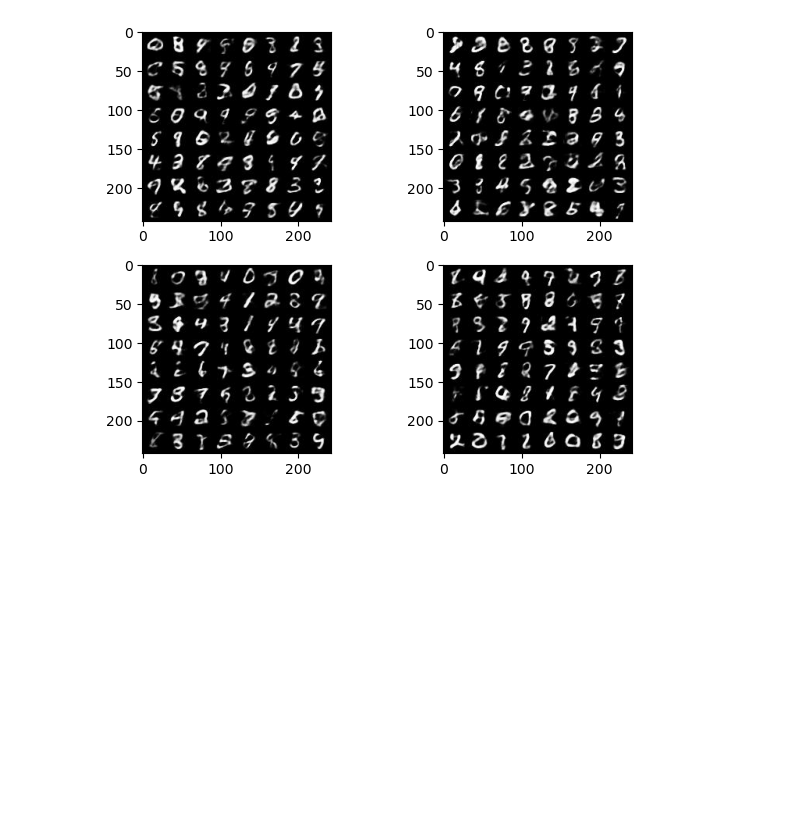
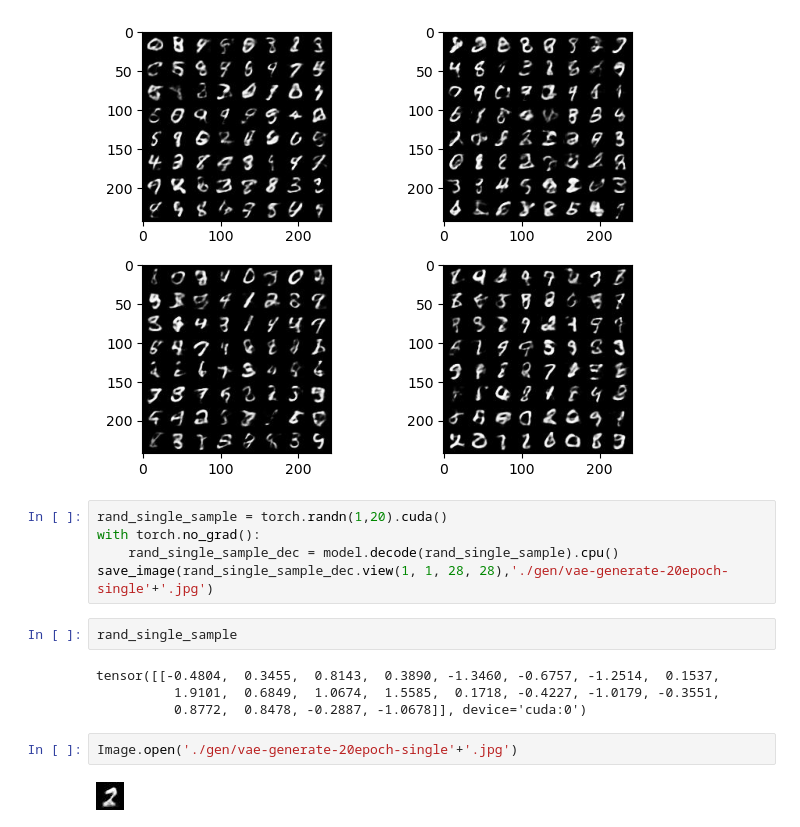
Before and after one commit to Iven2166/models-learning, a Jupyter notebook: deep-learning/modals-models/vae/VAE-demo1.ipynb, the cells around one changed output. Drawn from its saved outputs; the diff is of its cells as text; blank space fills up the shorter version.

```diff
--- a/deep-learning/modals-models/vae/VAE-demo1.ipynb
+++ b/deep-learning/modals-models/vae/VAE-demo1.ipynb
@@ -238,3 +238,18 @@ plt.show()
 # %% [output]
 <Figure size 640x480 with 0 Axes>
 [figure]
+# %%
+rand_single_sample = torch.randn(1,20).cuda()
+with torch.no_grad():
+    rand_single_sample_dec = model.decode(rand_single_sample).cpu()
+save_image(rand_single_sample_dec.view(1, 1, 28, 28),'./gen/vae-generate-20epoch-single'+'.jpg')
+# %%
+rand_single_sample
+# %% [output]
+tensor([[-0.4804,  0.3455,  0.8143,  0.3890, -1.3460, -0.6757, -1.2514,  0.1537,
+          1.9101,  0.6849,  1.0674,  1.5585,  0.1718, -0.4227, -1.0179, -0.3551,
+          0.8772,  0.8478, -0.2887, -1.0678]], device='cuda:0')
+# %%
+Image.open('./gen/vae-generate-20epoch-single'+'.jpg')
+# %% [output]
+[figure, added]
```
Also changed, not shown: parts of 1 cell of this notebook.
